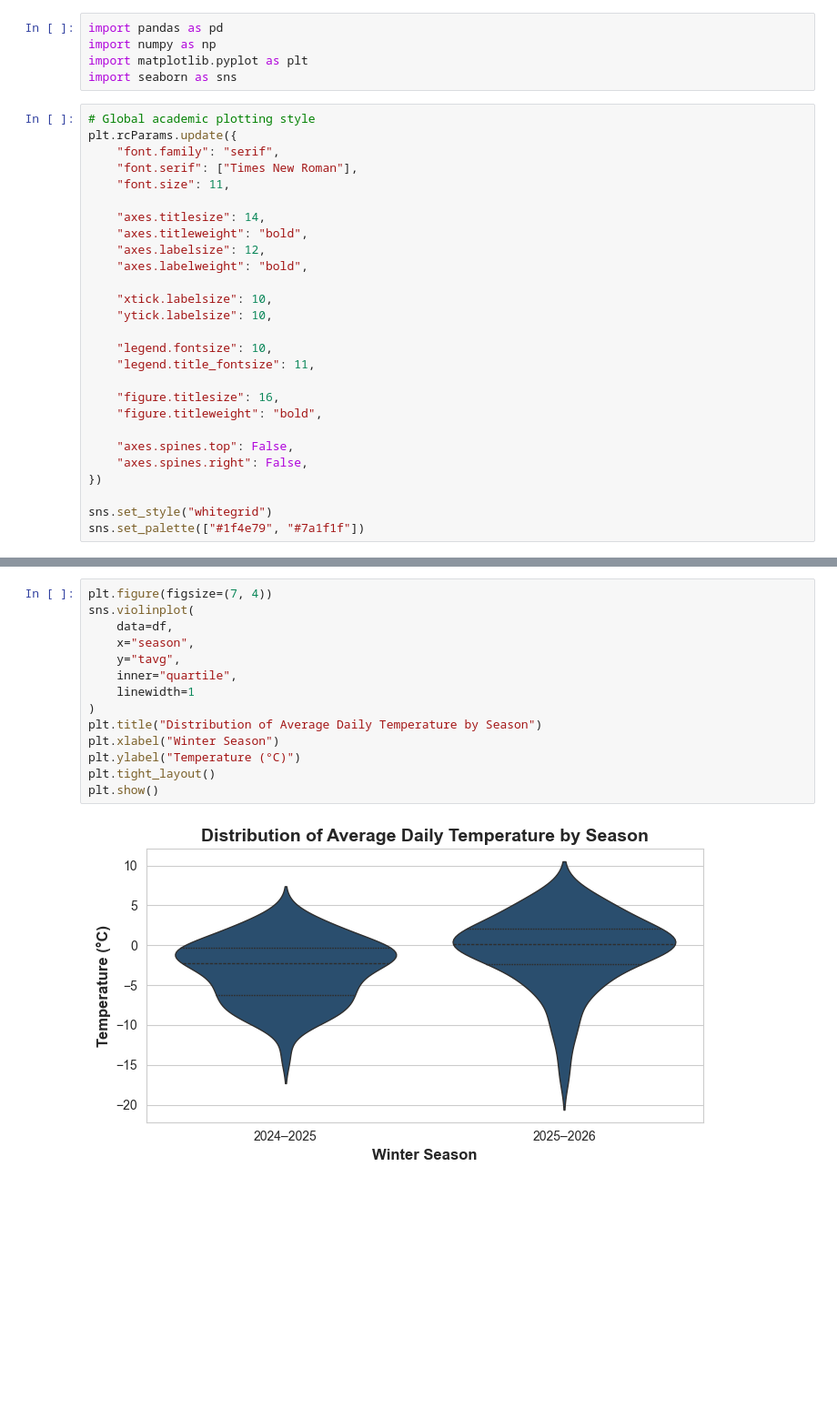
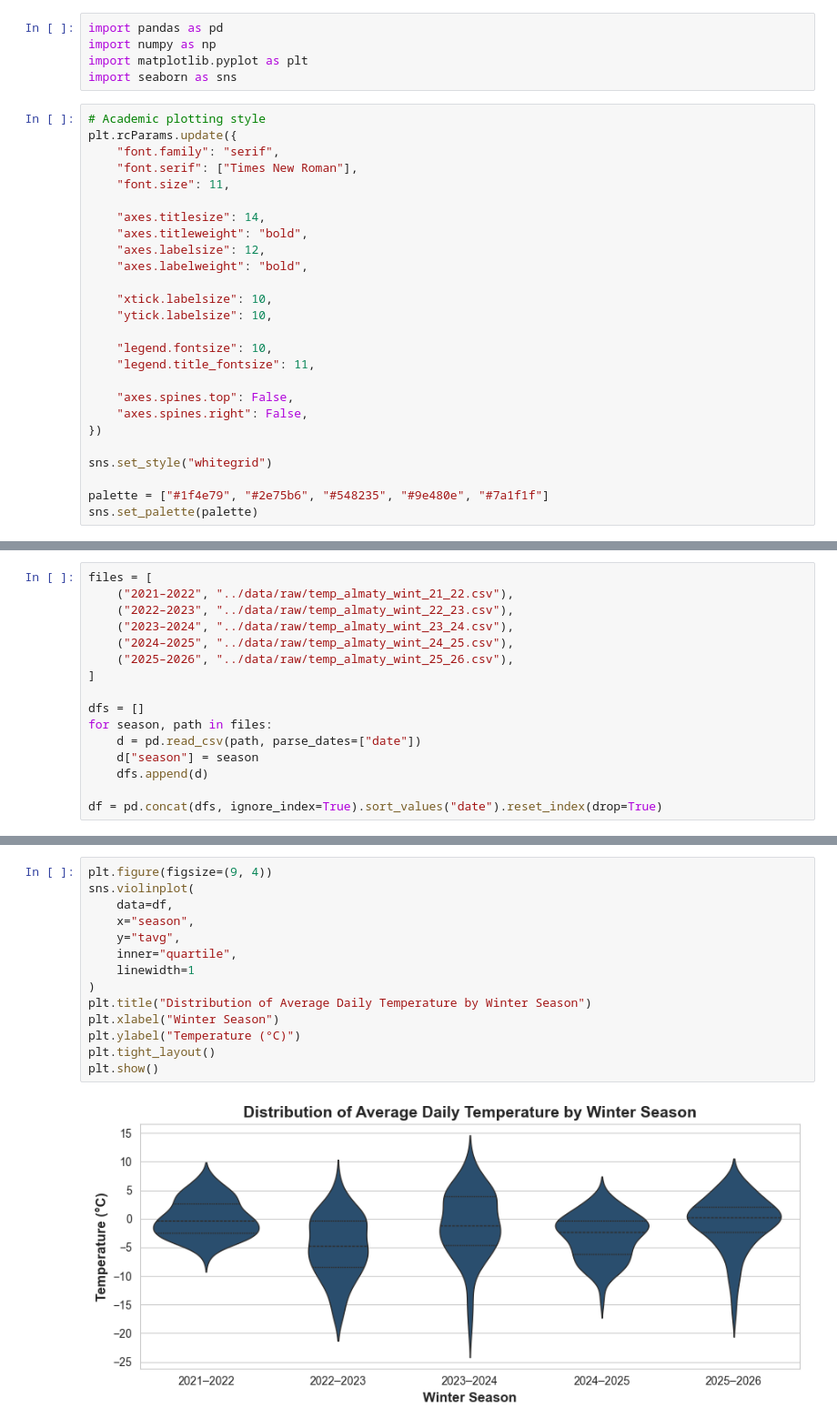
Before and after one commit to x1n0x/time-series-temperature-forecast, a Jupyter notebook: notebooks/01_eda_overview.ipynb, the cells around one changed output, grey strips where cells are left out. Shown at 91% size. Drawn from its saved outputs; the diff is of its cells as text; blank space fills up the shorter version.

Commit message:
Rewrite 01 EDA: full academic analysis of five winter seasons with clean visual style and severity comparison

```diff
--- a/notebooks/01_eda_overview.ipynb
+++ b/notebooks/01_eda_overview.ipynb
@@ -17,7 +20,7 @@ import numpy as np
 import matplotlib.pyplot as plt
 import seaborn as sns
 # %%
-# Global academic plotting style
+# Academic plotting style
 plt.rcParams.update({
     "font.family": "serif",
     "font.serif": ["Times New Roman"],
@@ -34,12 +37,11 @@ plt.rcParams.update({
     "legend.fontsize": 10,
     "legend.title_fontsize": 11,
 
-    "figure.titlesize": 16,
-    "figure.titleweight": "bold",
-
     "axes.spines.top": False,
     "axes.spines.right": False,
 })
 
 sns.set_style("whitegrid")
-sns.set_palette(["#1f4e79", "#7a1f1f"])
+
+palette = ["#1f4e79", "#2e75b6", "#548235", "#9e480e", "#7a1f1f"]
+sns.set_palette(palette)
@@ -86,0 +48,16 @@ Before conducting any statistical analysis, data quality is assessed with respec
+# %%
+files = [
+    ("2021–2022", "../data/raw/temp_almaty_wint_21_22.csv"),
+    ("2022–2023", "../data/raw/temp_almaty_wint_22_23.csv"),
+    ("2023–2024", "../data/raw/temp_almaty_wint_23_24.csv"),
+    ("2024–2025", "../data/raw/temp_almaty_wint_24_25.csv"),
+    ("2025–2026", "../data/raw/temp_almaty_wint_25_26.csv"),
+]
+
+dfs = []
+for season, path in files:
+    d = pd.read_csv(path, parse_dates=["date"])
+    d["season"] = season
+    dfs.append(d)
+
+df = pd.concat(dfs, ignore_index=True).sort_values("date").reset_index(drop=True)
@@ -188,16 +183,16 @@ plt.show()
 # %%
-plt.figure(figsize=(7, 4))
+plt.figure(figsize=(9, 4))
 sns.violinplot(
     data=df,
     x="season",
     y="tavg",
     inner="quartile",
     linewidth=1
 )
-plt.title("Distribution of Average Daily Temperature by Season")
+plt.title("Distribution of Average Daily Temperature by Winter Season")
 plt.xlabel("Winter Season")
 plt.ylabel("Temperature (°C)")
 plt.tight_layout()
 plt.show()
 # %% [output]
-[figure, old version]
+[figure, new version]
```
Also changed, not shown: parts of 31 cells of this notebook.
